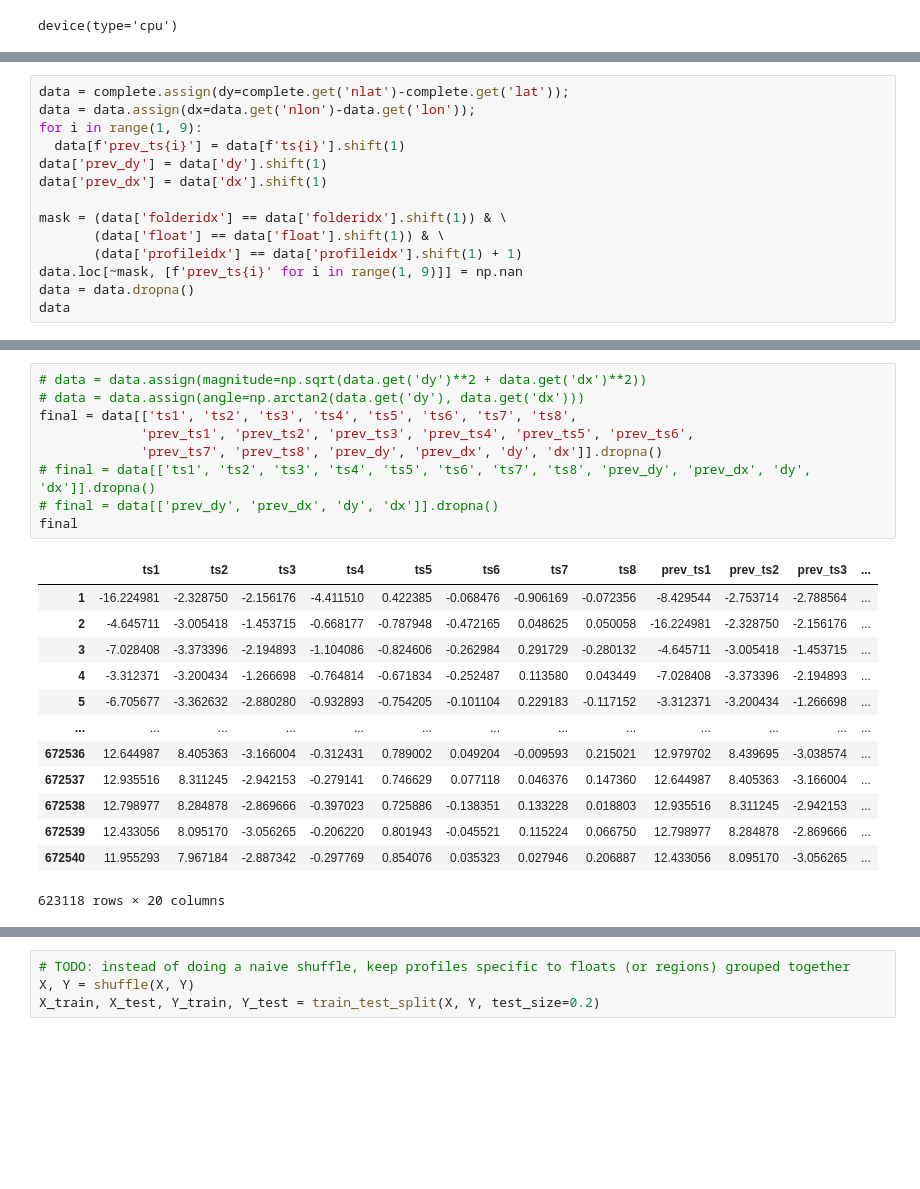
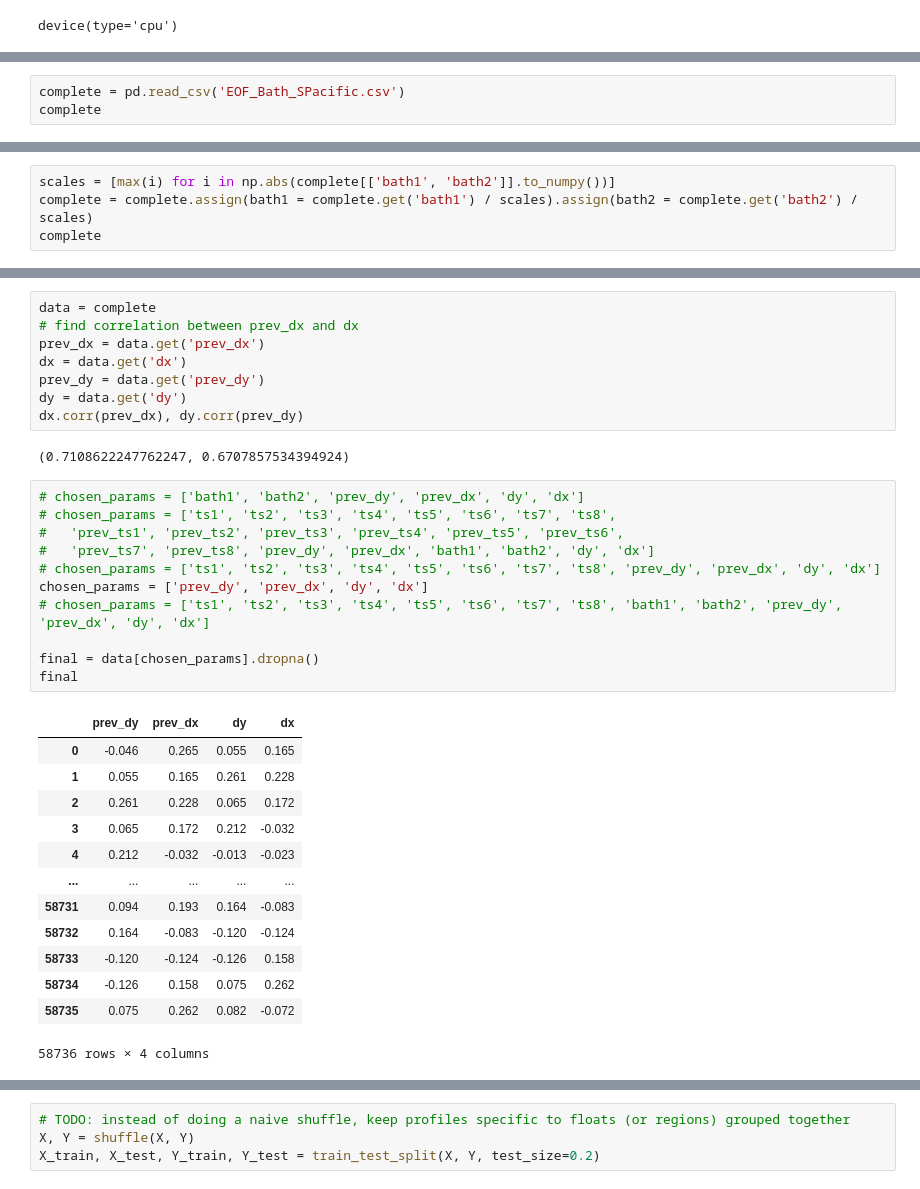
Before and after one commit to kalkulator413/argo_nn, a Jupyter notebook: train.ipynb, the cells around one changed output, grey strips where cells are left out. Drawn from its saved outputs; the diff is of its cells as text; blank space fills up the shorter version.

```diff
--- a/train.ipynb
+++ b/train.ipynb
@@ -32,14 +12,0 @@ complete
-# %%
-data = complete.assign(dy=complete.get('nlat')-complete.get('lat'));
-data = data.assign(dx=data.get('nlon')-data.get('lon'));
-for i in range(1, 9):
-  data[f'prev_ts{i}'] = data[f'ts{i}'].shift(1)
-data['prev_dy'] = data['dy'].shift(1)
-data['prev_dx'] = data['dx'].shift(1)
-
-mask = (data['folderidx'] == data['folderidx'].shift(1)) & \
-       (data['float'] == data['float'].shift(1)) & \
-       (data['profileidx'] == data['profileidx'].shift(1) + 1)
-data.loc[~mask, [f'prev_ts{i}' for i in range(1, 9)]] = np.nan
-data = data.dropna()
-data
@@ -59,0 +13,3 @@ data
+# %%
+complete = pd.read_csv('EOF_Bath_SPacific.csv')
+complete
@@ -59,0 +30,4 @@ data
+# %%
+scales = [max(i) for i in np.abs(complete[['bath1', 'bath2']].to_numpy())]
+complete = complete.assign(bath1 = complete.get('bath1') / scales).assign(bath2 = complete.get('bath2') / scales)
+complete
@@ -60,26 +48,38 @@ data
+# %%
+data = complete
+# find correlation between prev_dx and dx
+prev_dx = data.get('prev_dx')
+dx = data.get('dx')
+prev_dy = data.get('prev_dy')
+dy = data.get('dy')
+dx.corr(prev_dx), dy.corr(prev_dy)
+# %% [output]
+(0.7108622247762247, 0.6707857534394924)
 # %%
-# data = data.assign(magnitude=np.sqrt(data.get('dy')**2 + data.get('dx')**2))
-# data = data.assign(angle=np.arctan2(data.get('dy'), data.get('dx')))
-final = data[['ts1', 'ts2', 'ts3', 'ts4', 'ts5', 'ts6', 'ts7', 'ts8',
-             'prev_ts1', 'prev_ts2', 'prev_ts3', 'prev_ts4', 'prev_ts5', 'prev_ts6',
-             'prev_ts7', 'prev_ts8', 'prev_dy', 'prev_dx', 'dy', 'dx']].dropna()
-# final = data[['ts1', 'ts2', 'ts3', 'ts4', 'ts5', 'ts6', 'ts7', 'ts8', 'prev_dy', 'prev_dx', 'dy', 'dx']].dropna()
-# final = data[['prev_dy', 'prev_dx', 'dy', 'dx']].dropna()
+# chosen_params = ['bath1', 'bath2', 'prev_dy', 'prev_dx', 'dy', 'dx']
+# chosen_params = ['ts1', 'ts2', 'ts3', 'ts4', 'ts5', 'ts6', 'ts7', 'ts8',
+#   'prev_ts1', 'prev_ts2', 'prev_ts3', 'prev_ts4', 'prev_ts5', 'prev_ts6',
+#   'prev_ts7', 'prev_ts8', 'prev_dy', 'prev_dx', 'bath1', 'bath2', 'dy', 'dx']
+# chosen_params = ['ts1', 'ts2', 'ts3', 'ts4', 'ts5', 'ts6', 'ts7', 'ts8', 'prev_dy', 'prev_dx', 'dy', 'dx']
+chosen_params = ['prev_dy', 'prev_dx', 'dy', 'dx']
+# chosen_params = ['ts1', 'ts2', 'ts3', 'ts4', 'ts5', 'ts6', 'ts7', 'ts8', 'bath1', 'bath2', 'prev_dy', 'prev_dx', 'dy', 'dx']
+
+final = data[chosen_params].dropna()
 final
 # %% [output]
-|  | ts1 | ts2 | ts3 | ts4 | ts5 | ts6 | ts7 | ts8 | prev_ts1 | prev_ts2 | prev_ts3 | ... |
-| 1 | -16.224981 | -2.328750 | -2.156176 | -4.411510 | 0.422385 | -0.068476 | -0.906169 | -0.072356 | -8.429544 | -2.753714 | -2.788564 | ... |
-| 2 | -4.645711 | -3.005418 | -1.453715 | -0.668177 | -0.787948 | -0.472165 | 0.048625 | 0.050058 | -16.224981 | -2.328750 | -2.156176 | ... |
-| 3 | -7.028408 | -3.373396 | -2.194893 | -1.104086 | -0.824606 | -0.262984 | 0.291729 | -0.280132 | -4.645711 | -3.005418 | -1.453715 | ... |
-| 4 | -3.312371 | -3.200434 | -1.266698 | -0.764814 | -0.671834 | -0.252487 | 0.113580 | 0.043449 | -7.028408 | -3.373396 | -2.194893 | ... |
-| 5 | -6.705677 | -3.362632 | -2.880280 | -0.932893 | -0.754205 | -0.101104 | 0.229183 | -0.117152 | -3.312371 | -3.200434 | -1.266698 | ... |
-| ... | ... | ... | ... | ... | ... | ... | ... | ... | ... | ... | ... | ... |
-| 672536 | 12.644987 | 8.405363 | -3.166004 | -0.312431 | 0.789002 | 0.049204 | -0.009593 | 0.215021 | 12.979702 | 8.439695 | -3.038574 | ... |
-| 672537 | 12.935516 | 8.311245 | -2.942153 | -0.279141 | 0.746629 | 0.077118 | 0.046376 | 0.147360 | 12.644987 | 8.405363 | -3.166004 | ... |
-| 672538 | 12.798977 | 8.284878 | -2.869666 | -0.397023 | 0.725886 | -0.138351 | 0.133228 | 0.018803 | 12.935516 | 8.311245 | -2.942153 | ... |
-| 672539 | 12.433056 | 8.095170 | -3.056265 | -0.206220 | 0.801943 | -0.045521 | 0.115224 | 0.066750 | 12.798977 | 8.284878 | -2.869666 | ... |
-| 672540 | 11.955293 | 7.967184 | -2.887342 | -0.297769 | 0.854076 | 0.035323 | 0.027946 | 0.206887 | 12.433056 | 8.095170 | -3.056265 | ... |
+|  | prev_dy | prev_dx | dy | dx |
+| 0 | -0.046 | 0.265 | 0.055 | 0.165 |
+| 1 | 0.055 | 0.165 | 0.261 | 0.228 |
+| 2 | 0.261 | 0.228 | 0.065 | 0.172 |
+| 3 | 0.065 | 0.172 | 0.212 | -0.032 |
+| 4 | 0.212 | -0.032 | -0.013 | -0.023 |
+| ... | ... | ... | ... | ... |
+| 58731 | 0.094 | 0.193 | 0.164 | -0.083 |
+| 58732 | 0.164 | -0.083 | -0.120 | -0.124 |
+| 58733 | -0.120 | -0.124 | -0.126 | 0.158 |
+| 58734 | -0.126 | 0.158 | 0.075 | 0.262 |
+| 58735 | 0.075 | 0.262 | 0.082 | -0.072 |
-623118 rows × 20 columns
+58736 rows × 4 columns
 # %%
 Y = final[['dy', 'dx']].to_numpy()
 X = final.drop(columns=['dy', 'dx']).to_numpy()
```
Also changed, not shown: parts of 12 cells of this notebook.
